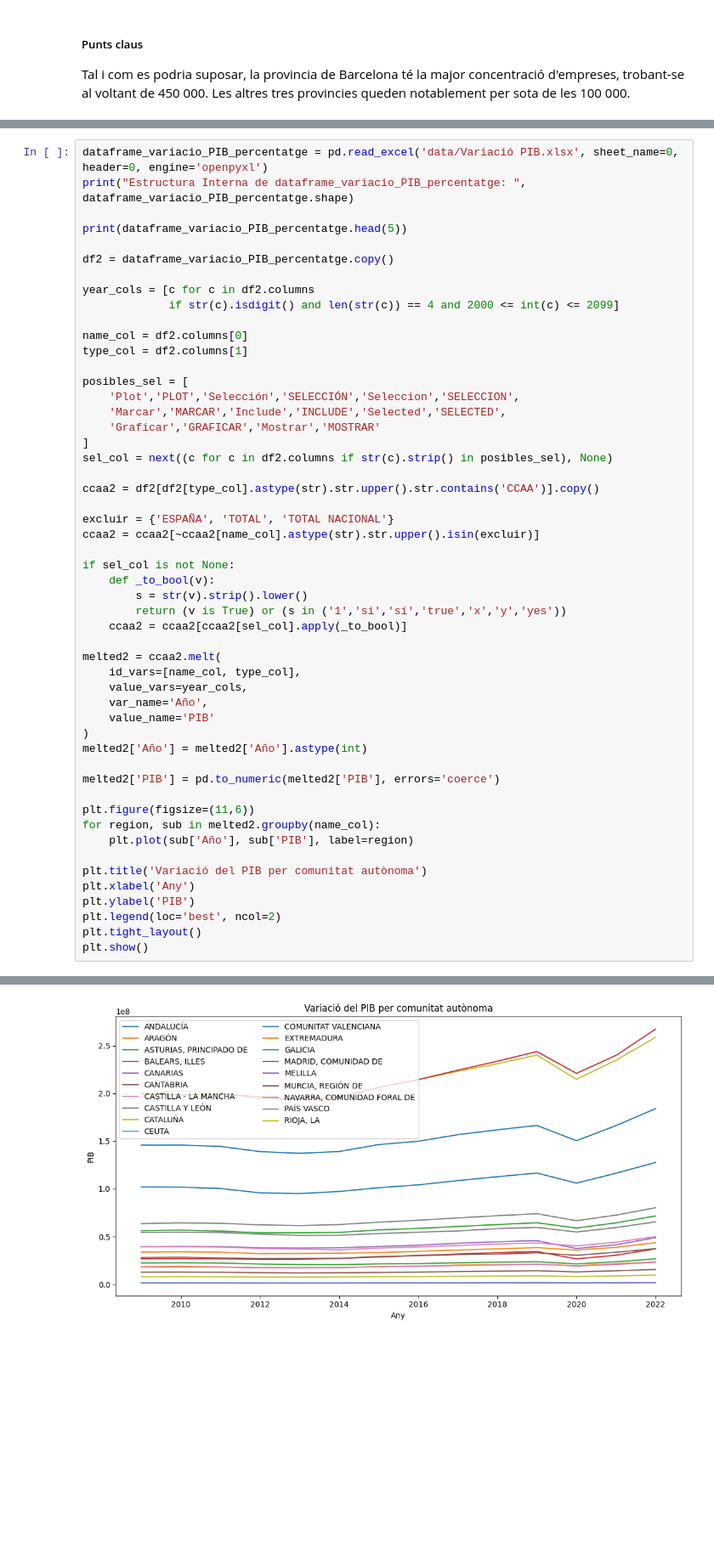
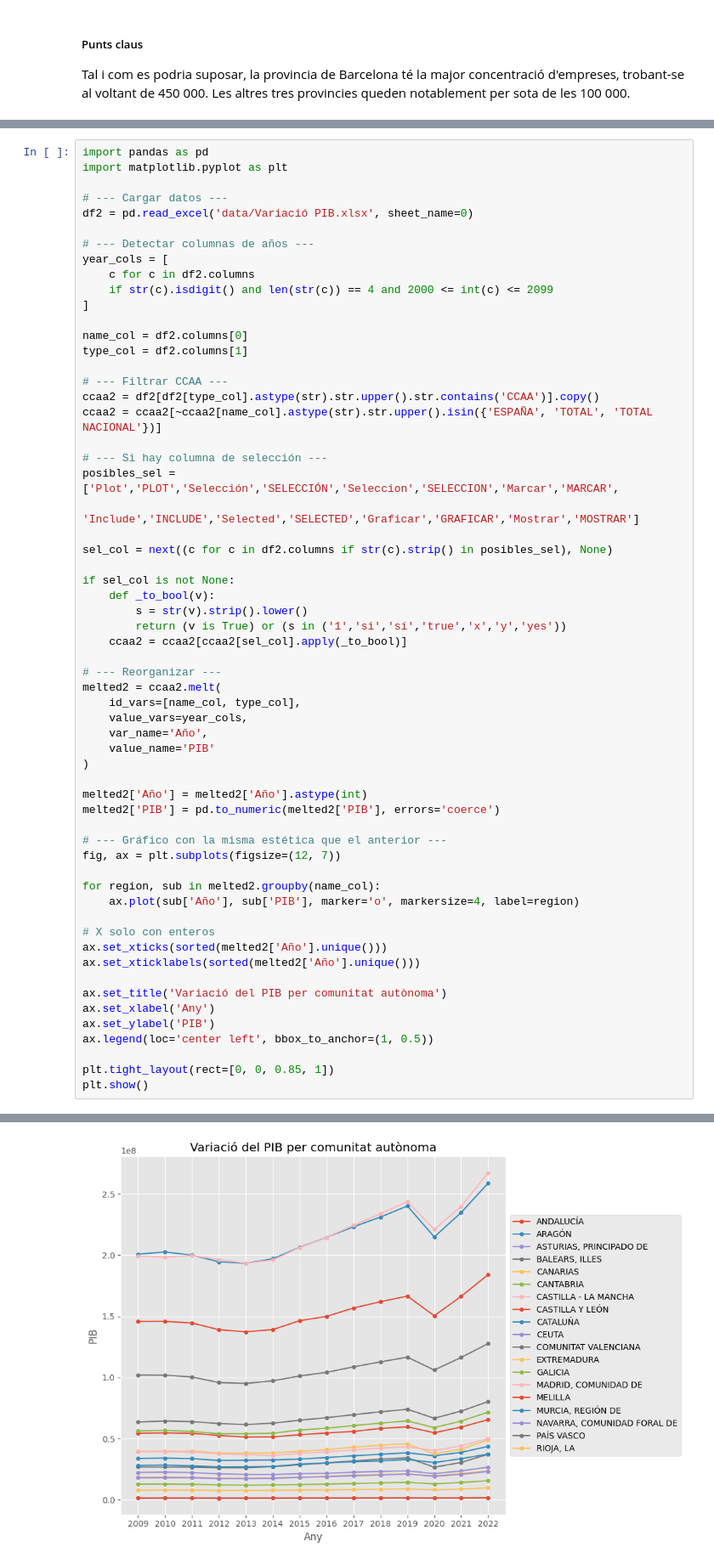
Before and after one commit to arnaumunozbarrera/Hackaton-UAB-2025, a Jupyter notebook: Informe Final.ipynb, the cells around one changed output, grey strips where cells are left out. Shown at 85% size. Cells and saved outputs as stored; diff of their text form; blank space fills up the shorter version.

```diff
--- a/Informe Final.ipynb
+++ b/Informe Final.ipynb
@@ -312,28 +313,28 @@ Estructura Interna de dataframe_variacio_PIB_per_capita:  (62, 16)
 # %%
-dataframe_variacio_PIB_percentatge = pd.read_excel('data/Variació PIB.xlsx', sheet_name=0, header=0, engine='openpyxl')
-print("Estructura Interna de dataframe_variacio_PIB_percentatge: ", dataframe_variacio_PIB_percentatge.shape)
+import pandas as pd
+import matplotlib.pyplot as plt
 
-print(dataframe_variacio_PIB_percentatge.head(5))
+# --- Cargar datos ---
+df2 = pd.read_excel('data/Variació PIB.xlsx', sheet_name=0)
 
-df2 = dataframe_variacio_PIB_percentatge.copy()
-
-year_cols = [c for c in df2.columns
-             if str(c).isdigit() and len(str(c)) == 4 and 2000 <= int(c) <= 2099]
+# --- Detectar columnas de años ---
+year_cols = [
+    c for c in df2.columns
+    if str(c).isdigit() and len(str(c)) == 4 and 2000 <= int(c) <= 2099
+]
 
 name_col = df2.columns[0]
 type_col = df2.columns[1]
 
-posibles_sel = [
-    'Plot','PLOT','Selección','SELECCIÓN','Seleccion','SELECCION',
-    'Marcar','MARCAR','Include','INCLUDE','Selected','SELECTED',
-    'Graficar','GRAFICAR','Mostrar','MOSTRAR'
-]
+# --- Filtrar CCAA ---
+ccaa2 = df2[df2[type_col].astype(str).str.upper().str.contains('CCAA')].copy()
+ccaa2 = ccaa2[~ccaa2[name_col].astype(str).str.upper().isin({'ESPAÑA', 'TOTAL', 'TOTAL NACIONAL'})]
+
+# --- Si hay columna de selección ---
+posibles_sel = ['Plot','PLOT','Selección','SELECCIÓN','Seleccion','SELECCION','Marcar','MARCAR',
+                'Include','INCLUDE','Selected','SELECTED','Graficar','GRAFICAR','Mostrar','MOSTRAR']
+
 sel_col = next((c for c in df2.columns if str(c).strip() in posibles_sel), None)
-
-ccaa2 = df2[df2[type_col].astype(str).str.upper().str.contains('CCAA')].copy()
-
-excluir = {'ESPAÑA', 'TOTAL', 'TOTAL NACIONAL'}
-ccaa2 = ccaa2[~ccaa2[name_col].astype(str).str.upper().isin(excluir)]
 
 if sel_col is not None:
     def _to_bool(v):
@@ -341,24 +342,32 @@ if sel_col is not None:
         return (v is True) or (s in ('1','si','sí','true','x','y','yes'))
     ccaa2 = ccaa2[ccaa2[sel_col].apply(_to_bool)]
 
+# --- Reorganizar ---
 melted2 = ccaa2.melt(
     id_vars=[name_col, type_col],
     value_vars=year_cols,
     var_name='Año',
     value_name='PIB'
 )
+
 melted2['Año'] = melted2['Año'].astype(int)
-
 melted2['PIB'] = pd.to_numeric(melted2['PIB'], errors='coerce')
 
-plt.figure(figsize=(11,6))
+# --- Gráfico con la misma estética que el anterior ---
+fig, ax = plt.subplots(figsize=(12, 7))
+
 for region, sub in melted2.groupby(name_col):
-    plt.plot(sub['Año'], sub['PIB'], label=region)
+    ax.plot(sub['Año'], sub['PIB'], marker='o', markersize=4, label=region)
 
-plt.title('Variació del PIB per comunitat autònoma')
-plt.xlabel('Any')
-plt.ylabel('PIB')
-plt.legend(loc='best', ncol=2)
-plt.tight_layout()
+# X solo con enteros
+ax.set_xticks(sorted(melted2['Año'].unique()))
+ax.set_xticklabels(sorted(melted2['Año'].unique()))
+
+ax.set_title('Variació del PIB per comunitat autònoma')
+ax.set_xlabel('Any')
+ax.set_ylabel('PIB')
+ax.legend(loc='center left', bbox_to_anchor=(1, 0.5))
+
+plt.tight_layout(rect=[0, 0, 0.85, 1])
 plt.show()
 # %% [output]
@@ -382 +374 @@ Estructura Interna de dataframe_variacio_PIB_percentatge:  (62, 16)
-[figure, old version]
+[figure, new version]
```
Also changed, not shown: parts of 8 cells of this notebook, 2 other files.
